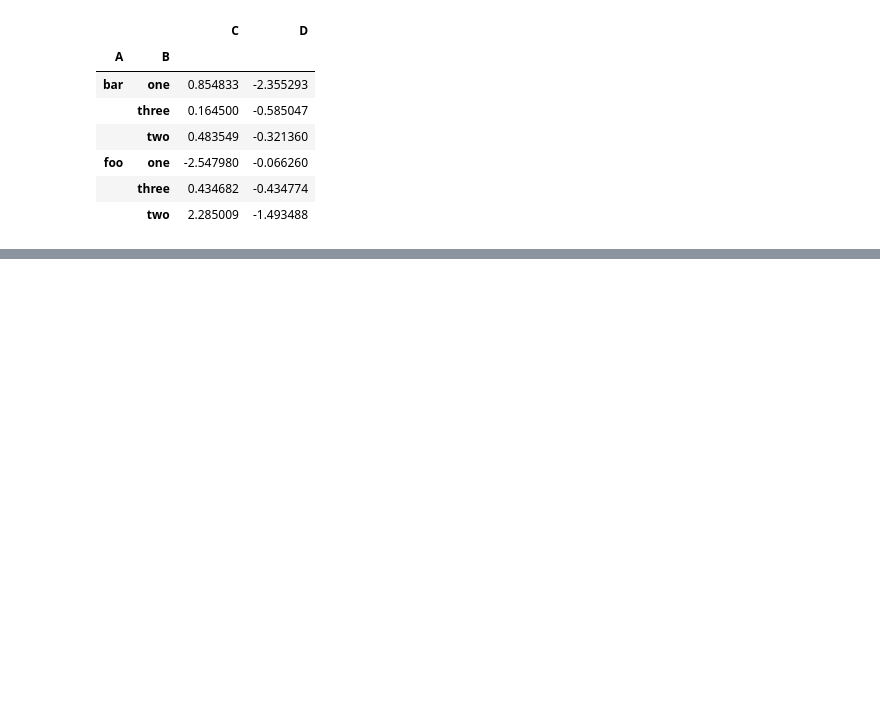
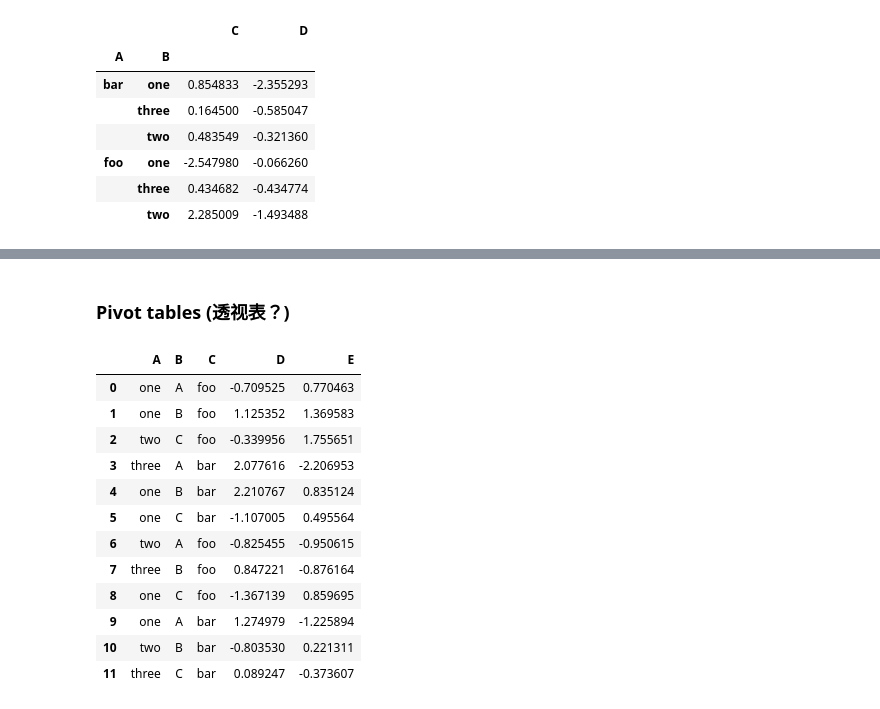
Before and after one commit to Sun2yKid/Python-Pandas, a Jupyter notebook: 10 minutes to pandas.ipynb, the cells around one changed output, grey strips where cells are left out. Saved outputs shown, nothing was run; the diff lists cells and outputs as text; code cells hidden in the pictures; blank space fills up the shorter version.

```diff
--- a/10 minutes to pandas.ipynb
+++ b/10 minutes to pandas.ipynb
@@ -887,0 +1004,24 @@ df.groupby(['A', 'B']).sum()
+# %% [markdown]
+### Pivot tables (透视表？)
+# %%
+df = pd.DataFrame({'A': ['one', 'one', 'two', 'three'] * 3,
+                   'B': ['A', 'B', 'C'] * 4,
+                   'C': ['foo', 'foo', 'foo', 'bar', 'bar', 'bar'] * 2,
+                   'D': np.random.randn(12),
+                   'E': np.random.randn(12)
+                  })
+df
+# %% [output]
+|  | A | B | C | D | E |
+| 0 | one | A | foo | -0.709525 | 0.770463 |
+| 1 | one | B | foo | 1.125352 | 1.369583 |
+| 2 | two | C | foo | -0.339956 | 1.755651 |
+| 3 | three | A | bar | 2.077616 | -2.206953 |
+| 4 | one | B | bar | 2.210767 | 0.835124 |
+| 5 | one | C | bar | -1.107005 | 0.495564 |
+| 6 | two | A | foo | -0.825455 | -0.950615 |
+| 7 | three | B | foo | 0.847221 | -0.876164 |
+| 8 | one | C | foo | -1.367139 | 0.859695 |
+| 9 | one | A | bar | 1.274979 | -1.225894 |
+| 10 | two | B | bar | -0.803530 | 0.221311 |
+| 11 | three | C | bar | 0.089247 | -0.373607 |
```
Also changed, not shown: parts of 69 cells of this notebook, 3 other files.
